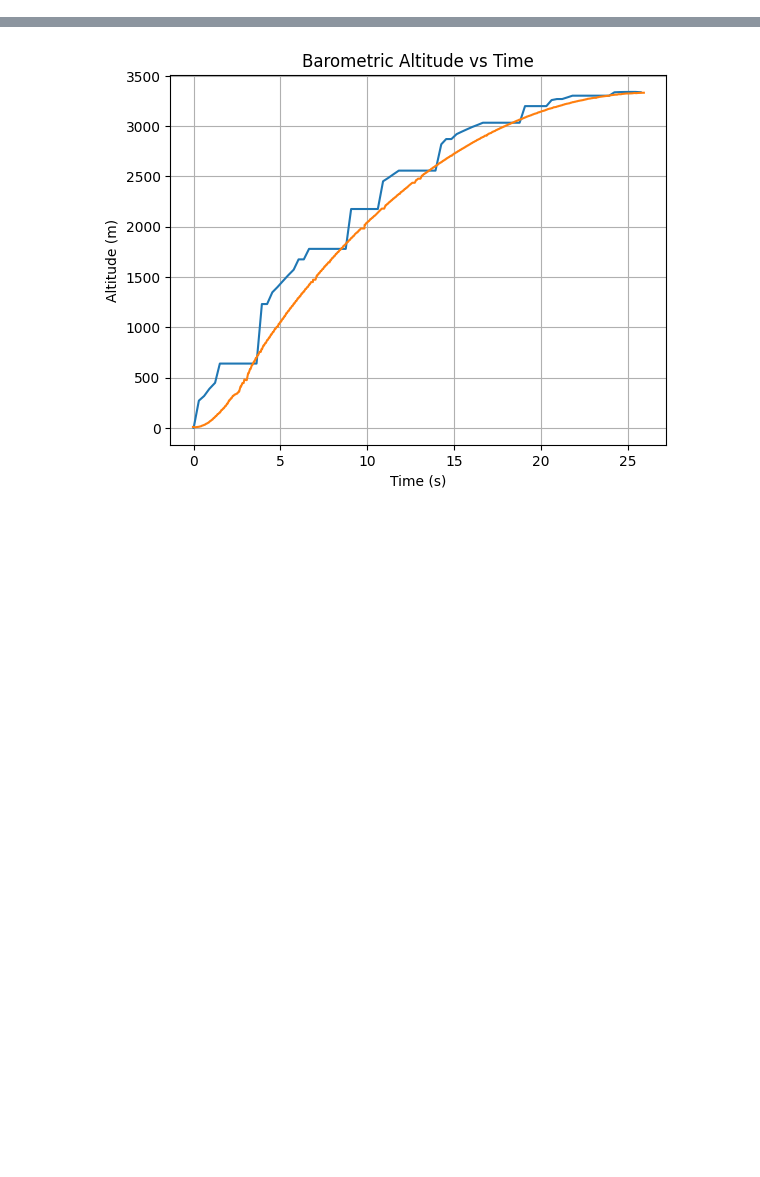
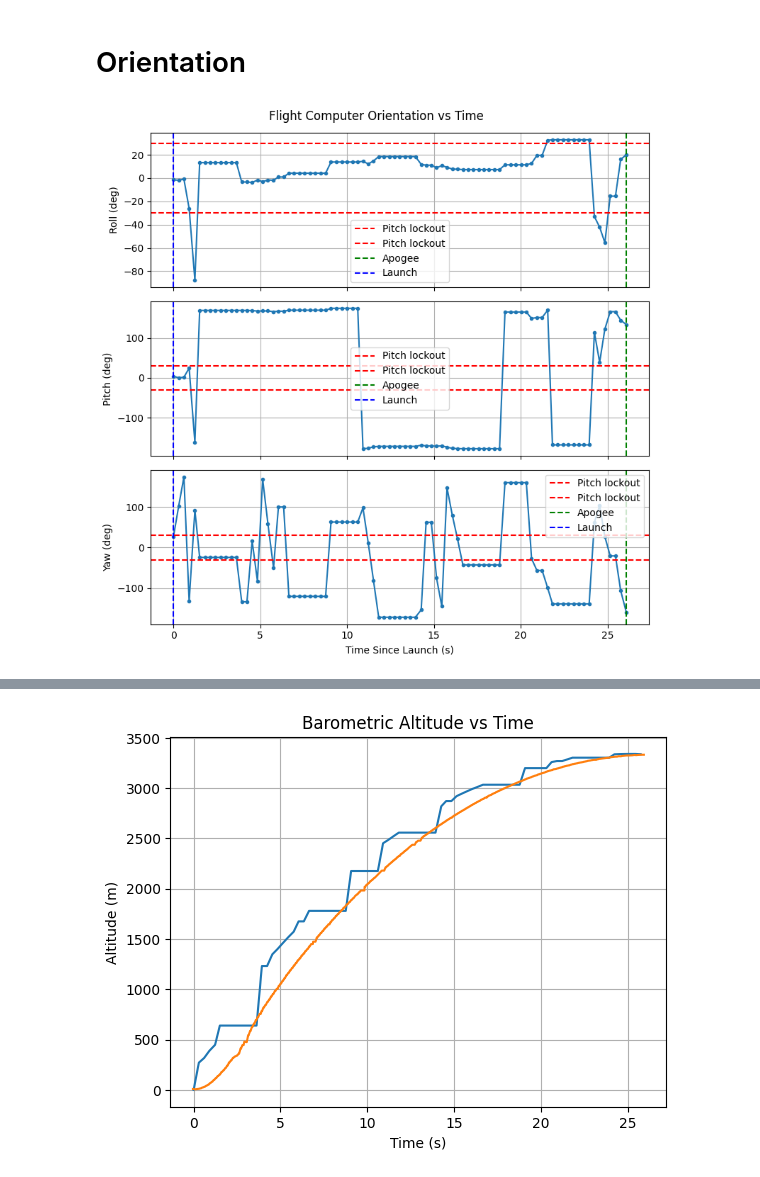
Before and after one commit to dssong2/HAL-1-Data-Analysis, a Jupyter notebook: analysis/dan_analysis.ipynb, the cells around one changed output, grey strips where cells are left out. Saved outputs shown, nothing was run; the diff lists cells and outputs as text; code cells hidden in the pictures; blank space fills up the shorter version.

```diff
--- a/analysis/dan_analysis.ipynb
+++ b/analysis/dan_analysis.ipynb
@@ -10,0 +142,22 @@ telemega = pd.read_csv(root + 'data/telemega.csv')
+# %% [markdown]
+# Orientation
+# %%
+ori_mask = (ori_t >= alt_t[launch_idx1]) & (ori_t <= alt_t[apogee_idx])
+ori_t_launch = ori_t[ori_mask] - alt_t[launch_idx1]
+
+fig, axs = plt.subplots(3, 1, sharex=True, figsize=(8, 8))
+for ax, angle, name in zip(axs, [ori_roll, ori_pitch, ori_yaw], ['Roll', 'Pitch', 'Yaw']):
+    ax.plot(ori_t_launch, angle[ori_mask], marker='o', markersize=3)
+    ax.axhline(y=30, color='r', linestyle='--', label='Pitch lockout')
+    ax.axhline(y=-30, color='r', linestyle='--', label='Pitch lockout')
+    ax.axvline(x=alt_t[apogee_idx] - alt_t[launch_idx1], color='g', linestyle='--', label='Apogee')
+    ax.axvline(x=alt_t[launch_idx1] - alt_t[launch_idx1], color='b', linestyle='--', label='Launch')
+    ax.set_ylabel(f'{name} (deg)')
+    ax.grid(True)
+    ax.legend()
+axs[-1].set_xlabel('Time Since Launch (s)')
+fig.suptitle('Flight Computer Orientation vs Time')
+plt.tight_layout()
+plt.show()
+# %% [output]
+[figure, added]
```
Also changed, not shown: parts of 24 cells of this notebook, 8 other files.
